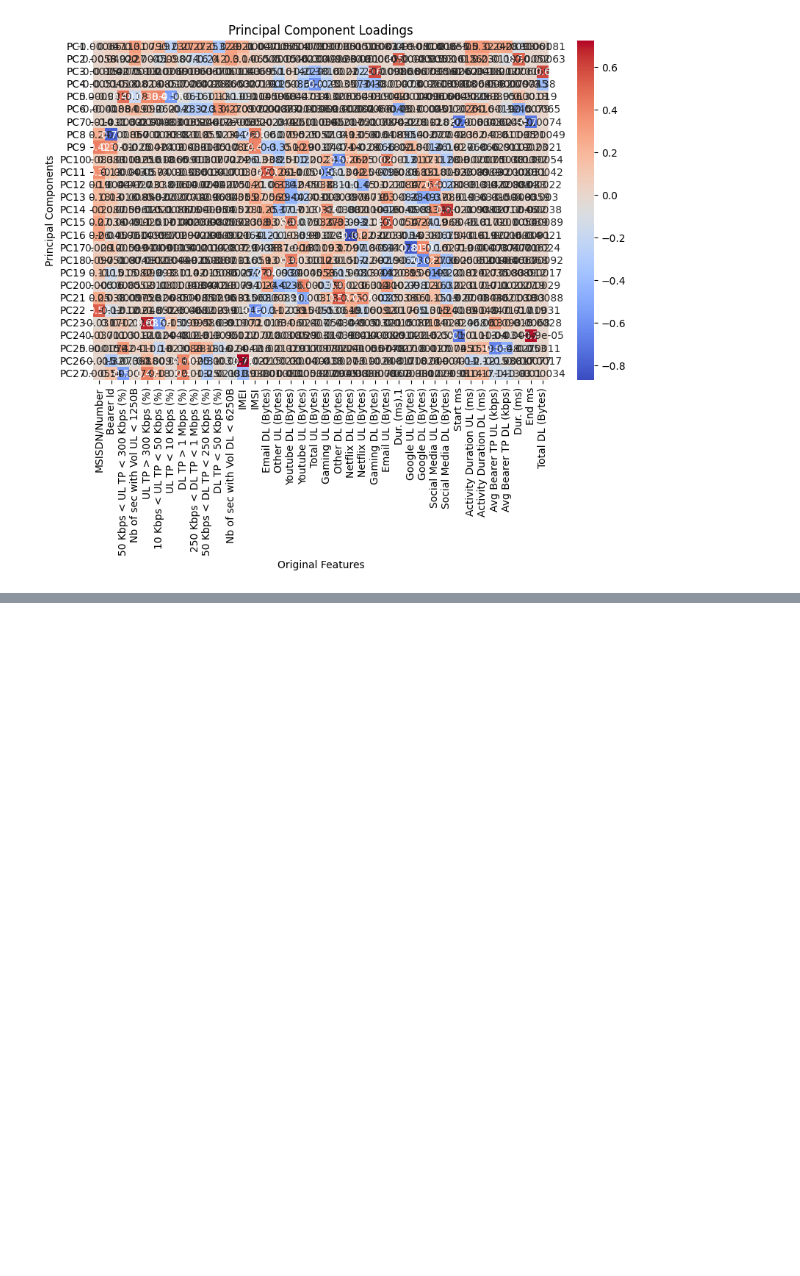
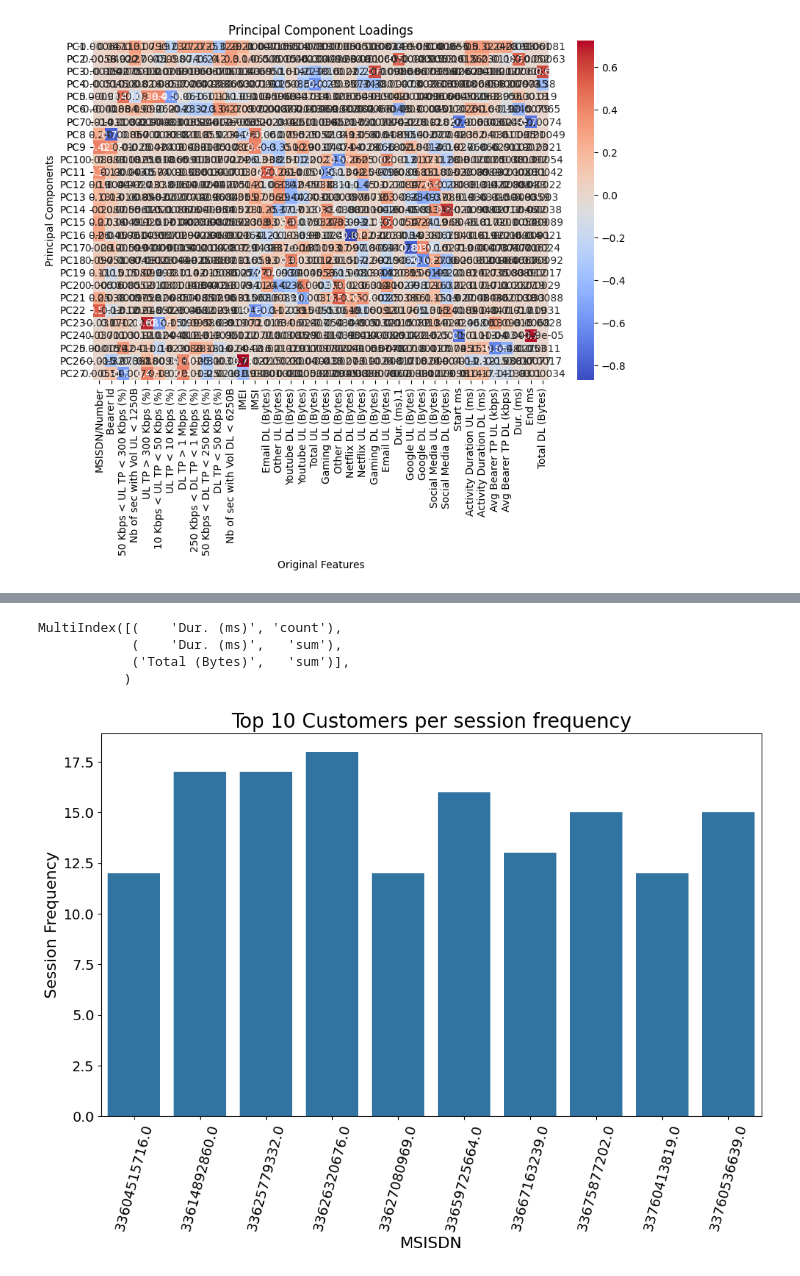
Before and after one commit to Roseco-crs/10Academy_week_1_Telecom_Industry, a Jupyter notebook: code/extract_data.ipynb, the cells around one changed output, grey strips where cells are left out. Drawn from its saved outputs; the diff is of its cells as text; code cells hidden in the pictures; blank space fills up the shorter version.

Commit message:
Aggregate top 10 customers per session frequency, session duration, and session total traffic

```diff
--- a/code/extract_data.ipynb
+++ b/code/extract_data.ipynb
@@ -515,0 +509,9 @@ array([[-5.33286391, 22.06253825, -0.38585817, ..., -1.03519655,
+# %%
+daf = df.copy()
+daf['Total (Bytes)'] = daf['Total UL (Bytes)'] + daf['Total DL (Bytes)']
+# %%
+# Multiple aggregate on multiple columns
+#function_def = {'Dur. (ms)': 'count', 'Total UL (Bytes)': 'sum', 'Total DL (Bytes)': 'sum'}
+function_def = {'Dur. (ms)': ['count', 'sum'], 'Total (Bytes)': 'sum'}
+agg_daf = daf.groupby(daf["MSISDN/Number"]).aggregate(function_def)
+agg_daf.reset_index()
@@ -515,0 +533,15 @@ array([[-5.33286391, 22.06253825, -0.38585817, ..., -1.03519655,
+# %%
+agg_daf.columns
+# %% [output]
+MultiIndex([(    'Dur. (ms)', 'count'),
+            (    'Dur. (ms)',   'sum'),
+            ('Total (Bytes)',   'sum')],
+           )
+# %%
+top_10_frequency = pd.DataFrame(agg_daf[('Dur. (ms)', 'count')].sort_values(ascending=False)).reset_index()[:10]
+top_10_duration = pd.DataFrame(agg_daf[('Dur. (ms)', 'sum')].sort_values(ascending=False)).reset_index()[:10]
+top_10_data = pd.DataFrame(agg_daf[('Total (Bytes)', 'sum')].sort_values(ascending=False)).reset_index()[:10]
+# %%
+plot_bar(top_10_frequency, top_10_frequency["MSISDN/Number"], top_10_frequency[('Dur. (ms)', 'count')], 'Top 10 Customers per session frequency', "MSISDN", "Session Frequency")
+# %% [output]
+[figure, added]
```
Also changed, not shown: parts of 7 cells of this notebook.
